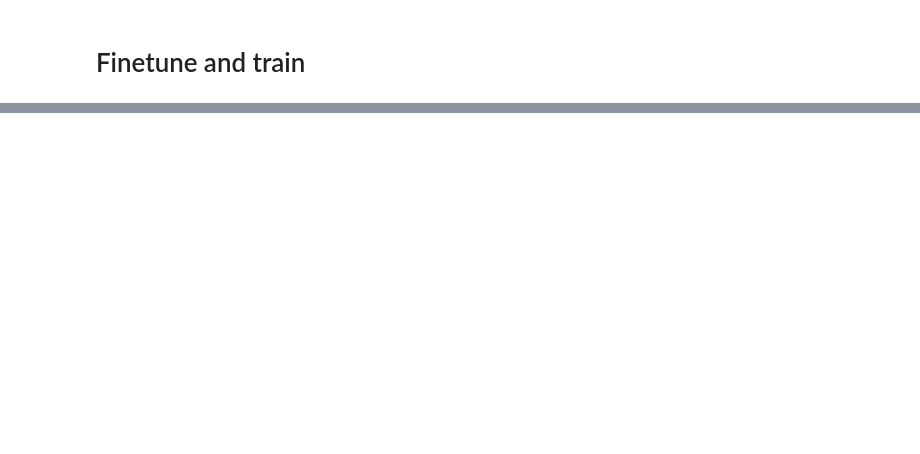
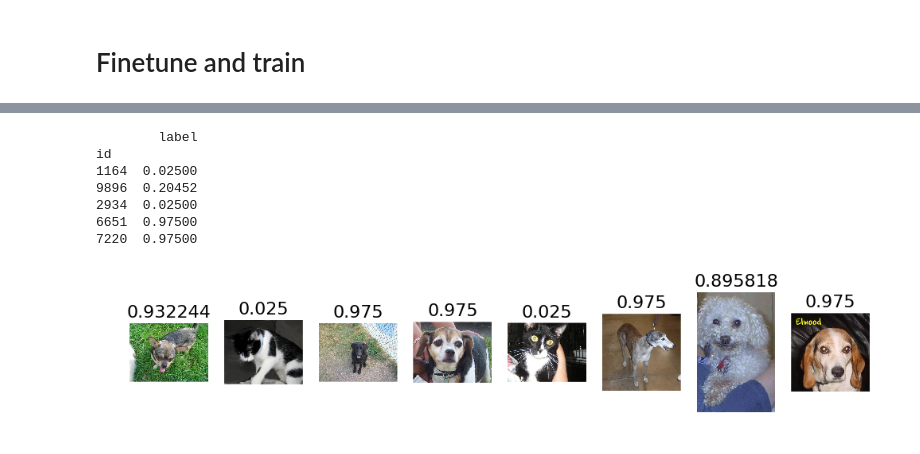
Before and after one commit to MarekKZielinski/courses, a Jupyter notebook: deeplearning1/nbs/Dogs vs Cats Redux.ipynb, the cells around one changed output, grey strips where cells are left out. Saved outputs shown, nothing was run; the diff lists cells and outputs as text; code cells hidden in the pictures; blank space fills up the shorter version.

```diff
--- a/deeplearning1/nbs/Dogs vs Cats Redux.ipynb
+++ b/deeplearning1/nbs/Dogs vs Cats Redux.ipynb
@@ -115,0 +154,21 @@ print(len(isdog))
+# %%
+def plot_idx(idx, titles=None):
+    plots([image.load_img(data_path + 'test/' + i) for i in idx], titles=titles)
+n_view=8
+
+df = pd.DataFrame({'id':ids,'label':isdog})
+df['id'] = df['id'].astype(int)
+df = df.set_index('id')
+print(df.head())
+f_names = permutation(filenames)[:n_view]
+idx = [pattern.search(x).group() for x in f_names]
+plot_idx(f_names,list(df.loc[np.array(idx).astype(int),'label']))
+# %% [output]
+        label
+id
+1164  0.02500
+9896  0.20452
+2934  0.02500
+6651  0.97500
+7220  0.97500
+[figure, added]
```
Also changed, not shown: parts of 64 cells of this notebook, 2 other files.
